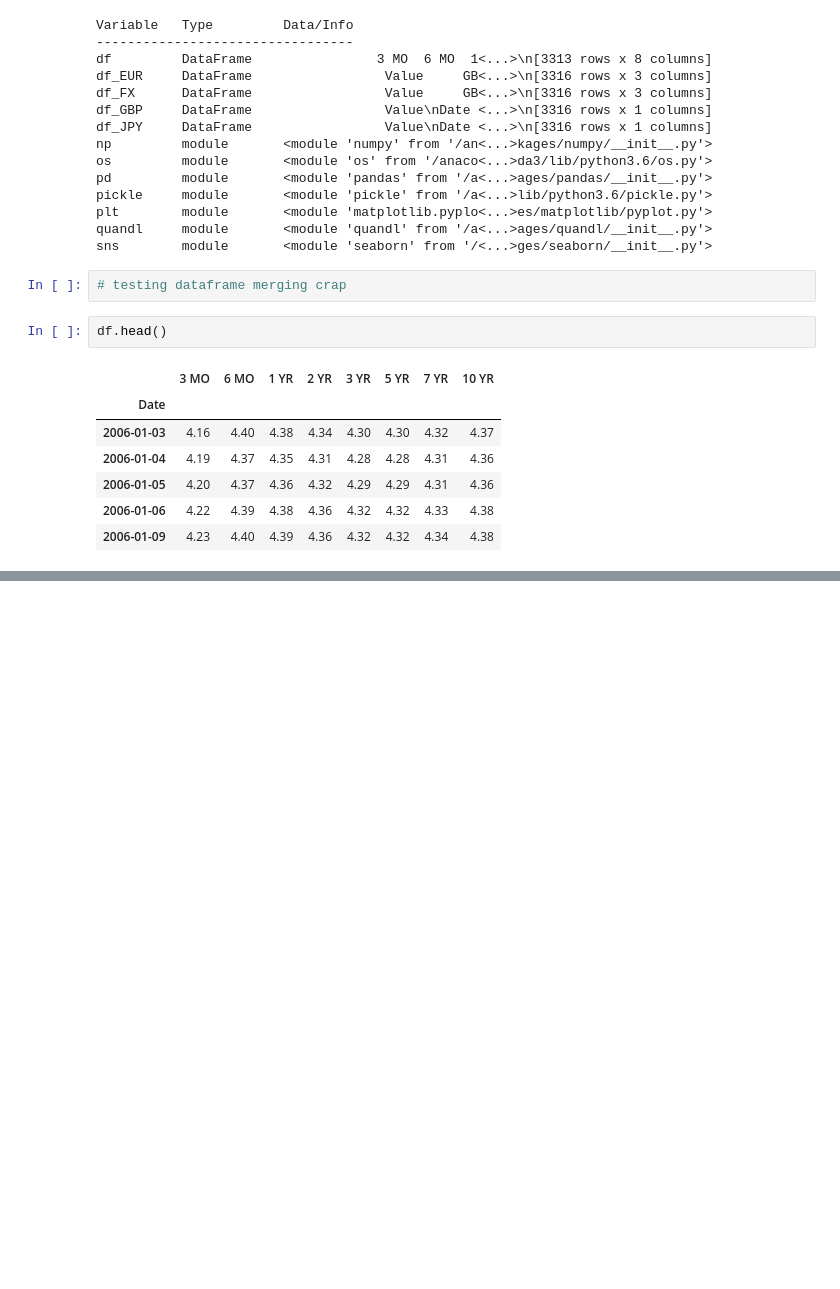
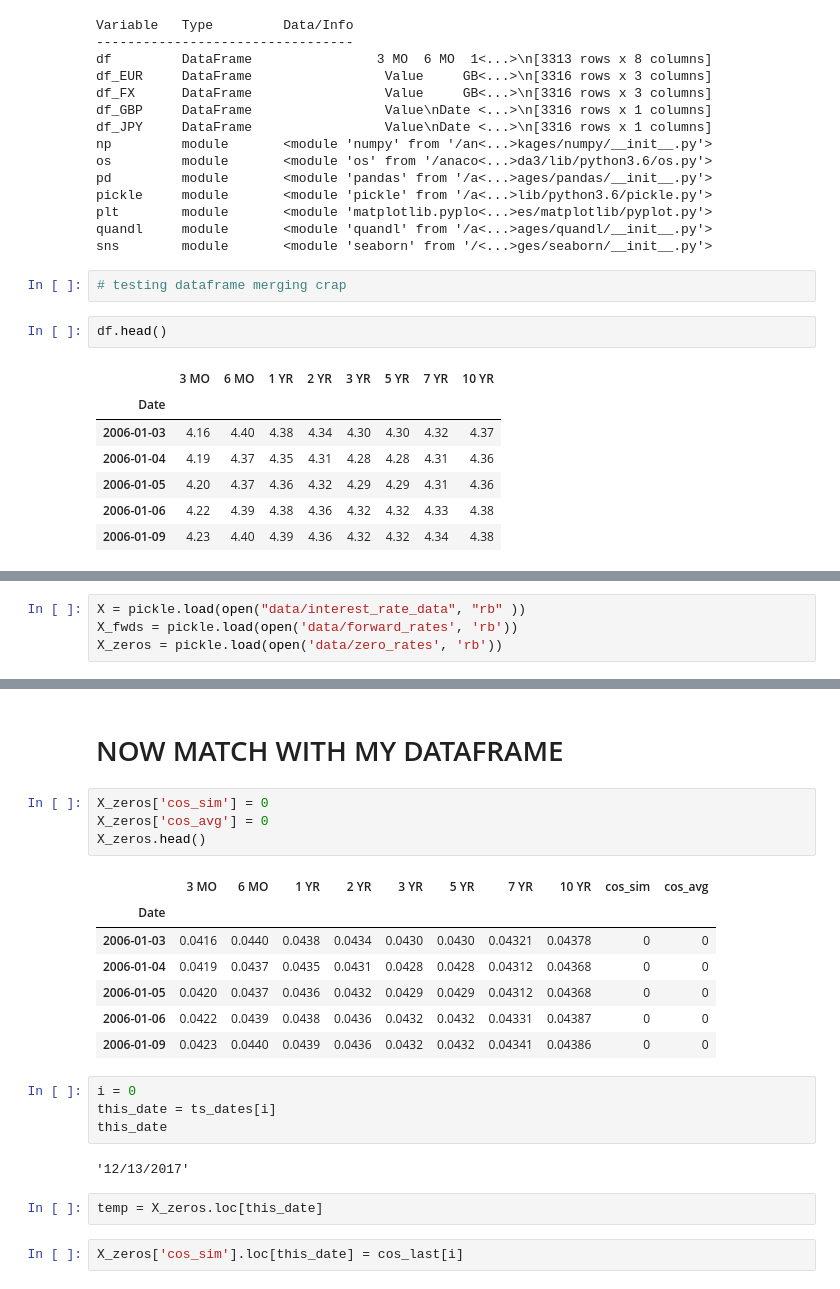
Before and after one commit to davidjsmith44/NLP-Fed-Speeches, a Jupyter notebook: src/test_pickle_import.ipynb, the cells around one changed output, grey strips where cells are left out. Drawn from its saved outputs; the diff is of its cells as text; blank space fills up the shorter version.

```diff
--- a/src/test_pickle_import.ipynb
+++ b/src/test_pickle_import.ipynb
@@ -95,0 +109,4 @@ df.head()
+# %%
+X = pickle.load(open("data/interest_rate_data", "rb" ))
+X_fwds = pickle.load(open('data/forward_rates', 'rb'))
+X_zeros = pickle.load(open('data/zero_rates', 'rb'))
@@ -95,0 +165,24 @@ df.head()
+# %% [markdown]
+# NOW MATCH WITH MY DATAFRAME
+# %%
+X_zeros['cos_sim'] = 0
+X_zeros['cos_avg'] = 0
+X_zeros.head()
+# %% [output]
+|  | 3 MO | 6 MO | 1 YR | 2 YR | 3 YR | 5 YR | 7 YR | 10 YR | cos_sim | cos_avg |
+| Date |  |  |  |  |  |  |  |  |  |  |
+| 2006-01-03 | 0.0416 | 0.0440 | 0.0438 | 0.0434 | 0.0430 | 0.0430 | 0.04321 | 0.04378 | 0 | 0 |
+| 2006-01-04 | 0.0419 | 0.0437 | 0.0435 | 0.0431 | 0.0428 | 0.0428 | 0.04312 | 0.04368 | 0 | 0 |
+| 2006-01-05 | 0.0420 | 0.0437 | 0.0436 | 0.0432 | 0.0429 | 0.0429 | 0.04312 | 0.04368 | 0 | 0 |
+| 2006-01-06 | 0.0422 | 0.0439 | 0.0438 | 0.0436 | 0.0432 | 0.0432 | 0.04331 | 0.04387 | 0 | 0 |
+| 2006-01-09 | 0.0423 | 0.0440 | 0.0439 | 0.0436 | 0.0432 | 0.0432 | 0.04341 | 0.04386 | 0 | 0 |
+# %%
+i = 0
+this_date = ts_dates[i]
+this_date
+# %% [output]
+'12/13/2017'
+# %%
+temp = X_zeros.loc[this_date]
+# %%
+X_zeros['cos_sim'].loc[this_date] = cos_last[i]
```
Also changed, not shown: parts of 17 cells of this notebook, 10 other files.
